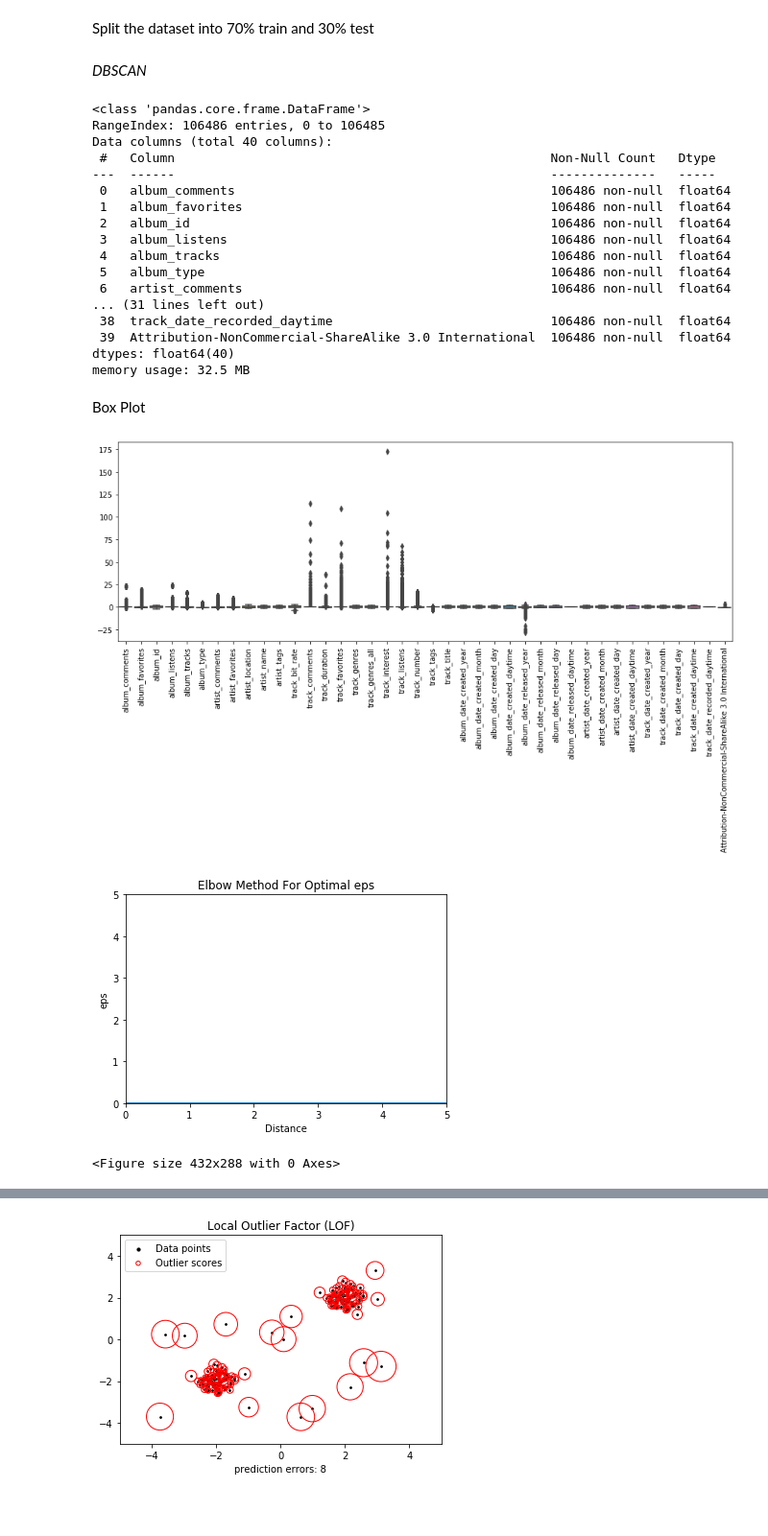
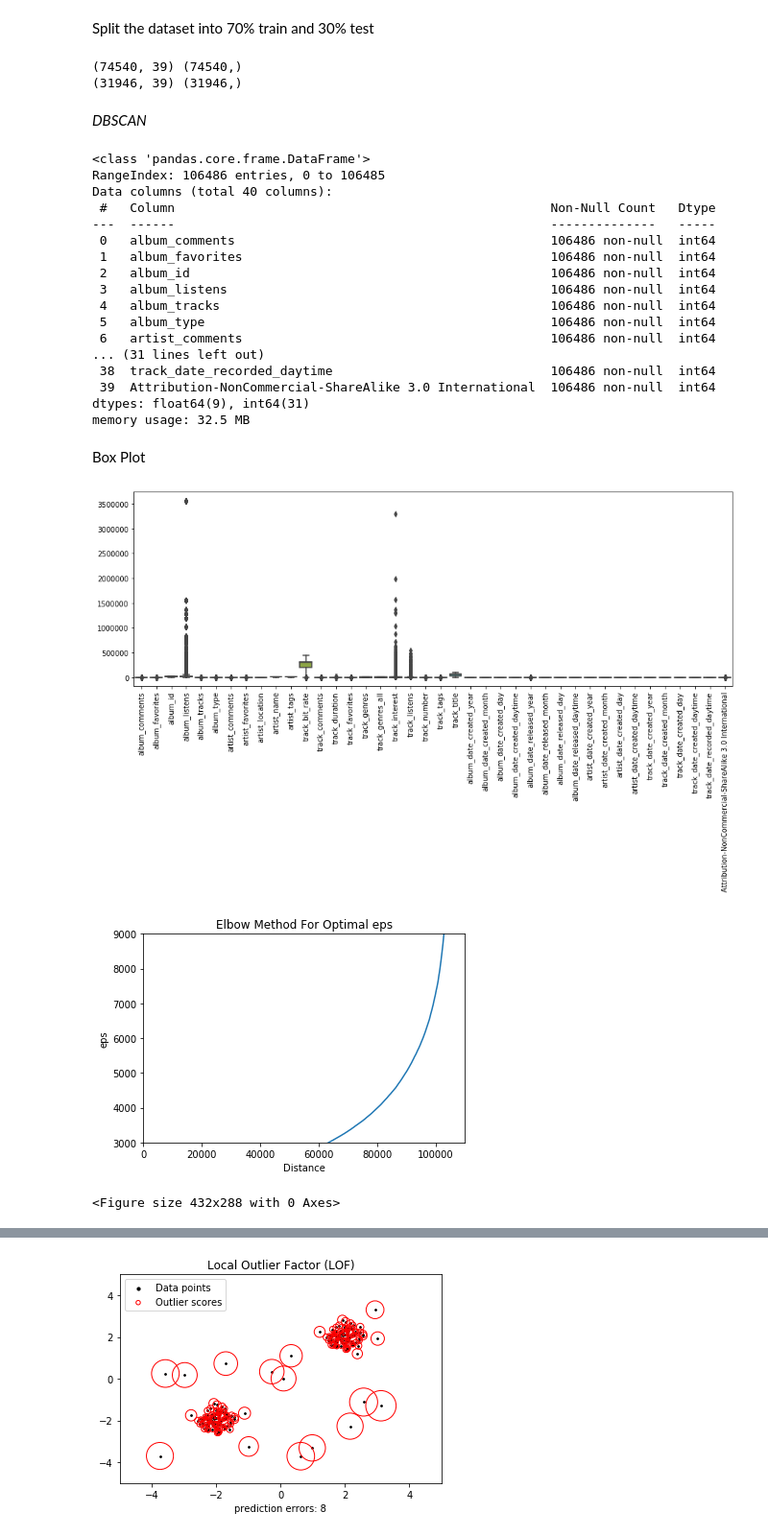
Before and after one commit to micheleandreucci/DM2, a Jupyter notebook: 01-02_outlier_detection.ipynb, the cells around one changed output, grey strips where cells are left out. Shown at 96% size. Cells and saved outputs as stored; diff of their text form; code cells hidden in the pictures; blank space fills up the shorter version.

```diff
--- a/01-02_outlier_detection.ipynb
+++ b/01-02_outlier_detection.ipynb
@@ -63,16 +65,3 @@ Data columns (total 40 columns):
  39  Attribution-NonCommercial-ShareAlike 3.0 International  106486 non-null  int64
 dtypes: float64(9), int64(31)
 memory usage: 32.5 MB
-# %%
-#Label Encoder from the scikit library to encode all the categorical features.
-cat_df=tracks.select_dtypes(include='object')
-
-for col in tracks.columns:
-    if col in cat_df.columns.tolist():
-        le = LabelEncoder()
-        tracks[col] = le.fit_transform(tracks[col].astype(str))
-    else:
-        scaler = StandardScaler()
-        tracks[col] = scaler.fit_transform(tracks[[col]])
-
-tracks.describe()
@@ -107,5 +68,18 @@ array([[-0.17412679,  0.86551632, -2.041226  , ...,  1.47629908,
 # %% [markdown]
 Split the dataset into 70% train and 30% test
+# %%
+class_name = 'Attribution-NonCommercial-ShareAlike 3.0 International'
+attributes = [col for col in tracks.columns if col != class_name]
+data = tracks.values
+X, y = data[:, :-1].astype(int), data[:, -1].astype(int)
+#print(X[[:,2][:,3]], X[:,3])
+
+X_train, X_test, y_train, y_test = train_test_split(X, y, test_size=0.3, random_state=100, stratify=y)
+print(X_train.shape, y_train.shape)
+print(X_test.shape, y_test.shape)
+# %% [output]
+(74540, 39) (74540,)
+(31946, 39) (31946,)
 # %%
 def get_similarity_stats(labels_):
     hist, bins = np.histogram(labels_, bins=range(-1, len(set(labels_)) + 1))
@@ -143,17 +117,17 @@ RangeIndex: 106486 entries, 0 to 106485
 Data columns (total 40 columns):
  #   Column                                                  Non-Null Count   Dtype
 ---  ------                                                  --------------   -----
- 0   album_comments                                          106486 non-null  float64
- 1   album_favorites                                         106486 non-null  float64
- 2   album_id                                                106486 non-null  float64
- 3   album_listens                                           106486 non-null  float64
- 4   album_tracks                                            106486 non-null  float64
- 5   album_type                                              106486 non-null  float64
- 6   artist_comments                                         106486 non-null  float64
+ 0   album_comments                                          106486 non-null  int64
+ 1   album_favorites                                         106486 non-null  int64
+ 2   album_id                                                106486 non-null  int64
+ 3   album_listens                                           106486 non-null  int64
+ 4   album_tracks                                            106486 non-null  int64
+ 5   album_type                                              106486 non-null  int64
+ 6   artist_comments                                         106486 non-null  int64
 ... (31 lines left out)
- 38  track_date_recorded_daytime                             106486 non-null  float64
- 39  Attribution-NonCommercial-ShareAlike 3.0 International  106486 non-null  float64
-dtypes: float64(40)
+ 38  track_date_recorded_daytime                             106486 non-null  int64
+ 39  Attribution-NonCommercial-ShareAlike 3.0 International  106486 non-null  int64
+dtypes: float64(9), int64(31)
 memory usage: 32.5 MB
 # %% [markdown]
 Box Plot
@@ -166,25 +140,25 @@ sns.boxplot(data=tracks)
 plt.xticks(rotation=90)
 plt.show()
 # %% [output]
-[figure, old version]
+[figure, new version]
 # %%
 neighbors = NearestNeighbors(n_neighbors=80)
-neighbors_fit = neighbors.fit(train_data)
-distances, indices = neighbors_fit.kneighbors(train_data)
+neighbors_fit = neighbors.fit(data)
+distances, indices = neighbors_fit.kneighbors(data)
 
 distances = np.sort(distances, axis=0)
 distances = distances[:,1]
 plt.plot(distances)
-plt.xlim([0, 5])
-plt.ylim([0, 5])
+plt.ylim([3000, 9000])
+plt.xlim([0, 110000])
 plt.xlabel('Distance')
 plt.ylabel('eps')
 plt.title('Elbow Method For Optimal eps')
 plt.show()
 plt.savefig('dbscan_plot_dbscan.png')
 plt.show()
 # %% [output]
-[figure, old version]
+[figure, new version]
 <Figure size 432x288 with 0 Axes>
 # %%
 print('DBSCAN')
```
Also changed, not shown: parts of 69 cells of this notebook.
